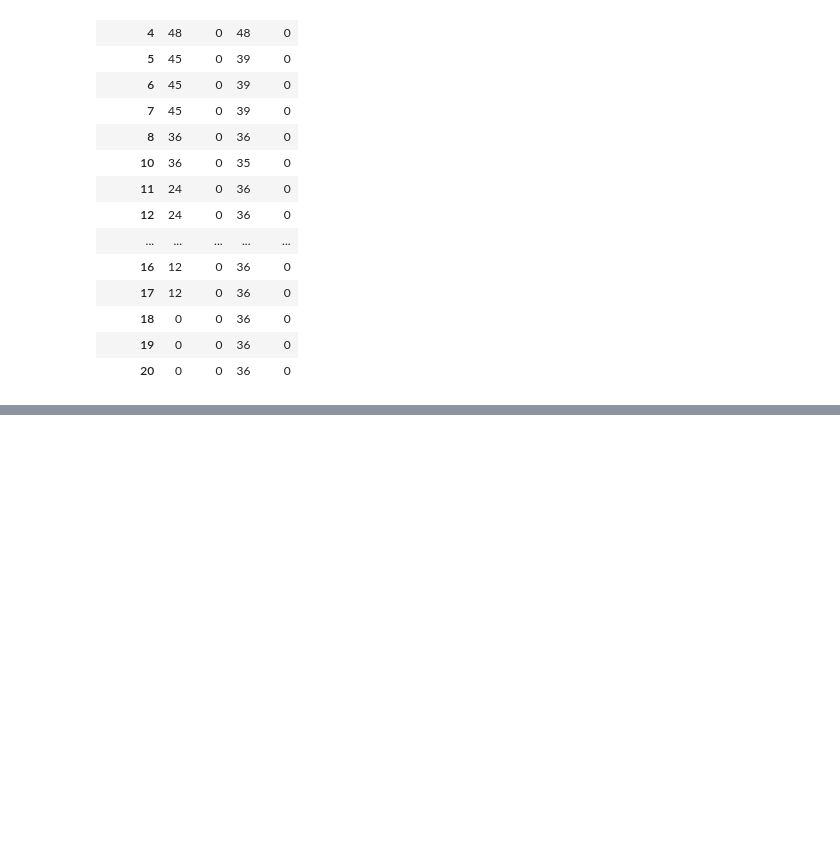
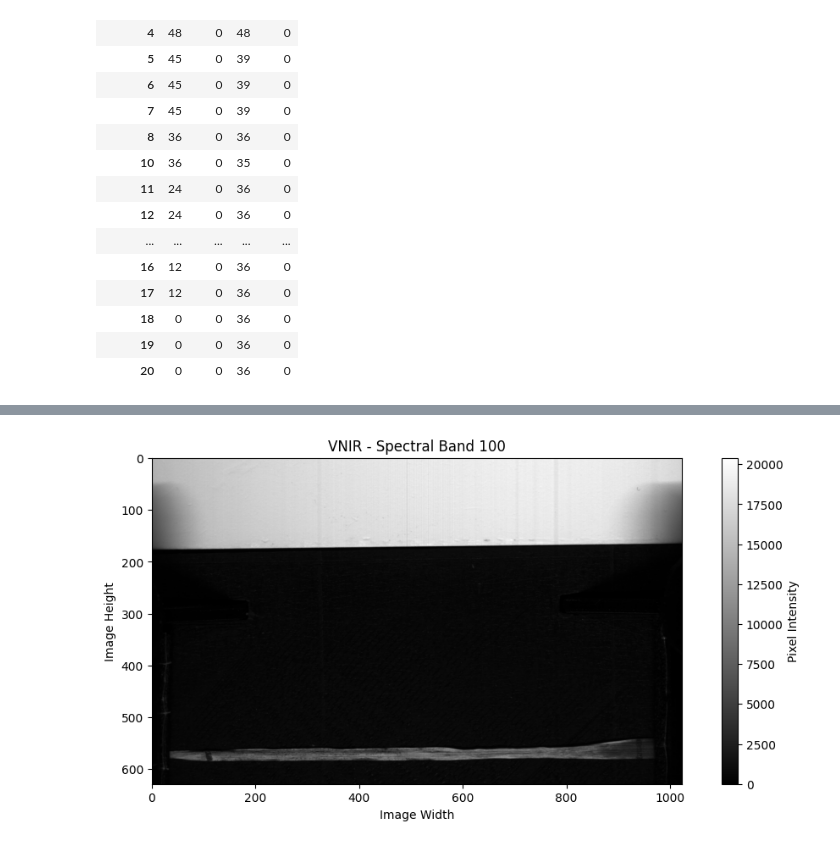
Before and after one commit to megha-0066/TerraSpectra, a Jupyter notebook: TeraSpectra.ipynb, the cells around one changed output, grey strips where cells are left out. Cells and saved outputs as stored; diff of their text form; code cells hidden in the pictures; blank space fills up the shorter version.

```diff
--- a/TeraSpectra.ipynb
+++ b/TeraSpectra.ipynb
@@ -359,0 +523,13 @@ display(pivot_df.sort_index())
+# %%
+plt.figure(figsize=(12, 5))
+
+plt.imshow(img[:, :, 100], cmap="gray")
+
+plt.title("VNIR - Spectral Band 100")
+plt.xlabel("Image Width")
+plt.ylabel("Image Height")
+plt.colorbar(label="Pixel Intensity")
+
+plt.show()
+# %% [output]
+[figure, added]
```
Also changed, not shown: parts of 7 cells of this notebook.
